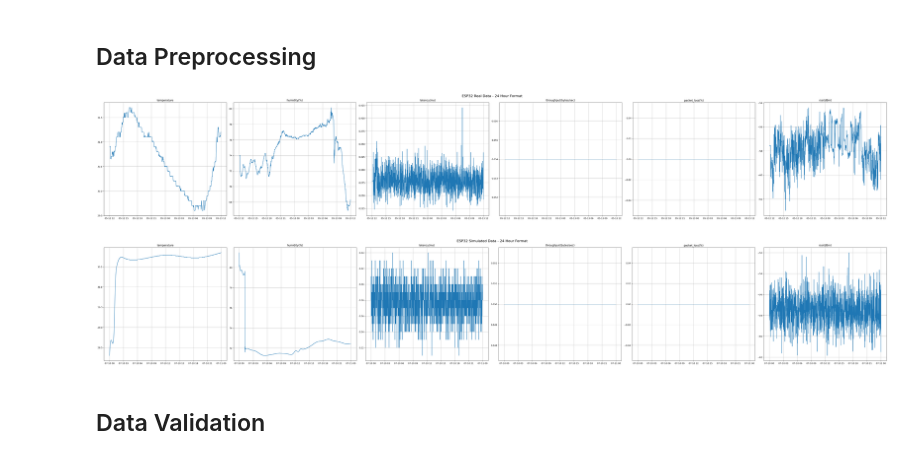
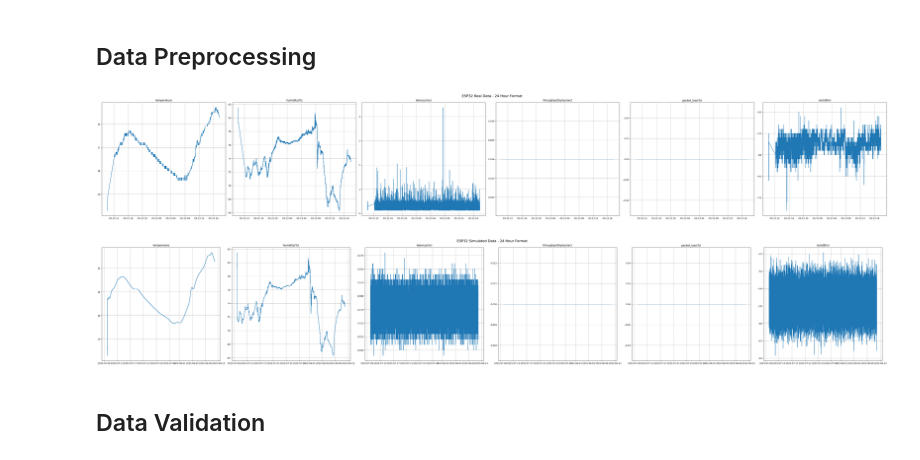
Before and after one commit to fadeldnswr/iot-network-digital-twin, a Jupyter notebook: notebook/data-validation.ipynb, the cells around one changed output. Cells and saved outputs as stored; diff of their text form; code cells hidden in the pictures.

```diff
--- a/notebook/data-validation.ipynb
+++ b/notebook/data-validation.ipynb
@@ -16,17 +16,10 @@ real_data["timestamp"] = pd.to_datetime(real_data["timestamp"], format="%Y-%m-%d
 
 # Set the timestamp as the index
 real_data.set_index("timestamp", inplace=True)
-df_resampled = real_data.resample("min").mean()
-
-# Impute missing values using mean of the column
-df_resampled.fillna(df_resampled.mean(), inplace=True)
-
-# Show the data in 24 hours from 12:00:00 to 12:00:00
-df_one_day_format = df_resampled.loc["2025-05-12 12:00:00":"2025-05-13 12:00:00"]
 
 # Define num of rows and columns for the subplots
 num_cols = 6
-num_rows = int(np.ceil(len(df_one_day_format.columns) / num_cols))
+num_rows = int(np.ceil(len(real_data.columns) / num_cols))
 
 # Create the figure and axes for the subplots
 fig, axes = plt.subplots(num_rows, num_cols, figsize=(50, 8), constrained_layout=True)
@@ -35,8 +28,8 @@ fig, axes = plt.subplots(num_rows, num_cols, figsize=(50, 8), constrained_layout
 axes = axes.flatten()
 
 # Plot each column in a separate subplot
-for i, column in enumerate(df_one_day_format.columns):
-  axes[i].plot(df_one_day_format[column])
+for i, column in enumerate(real_data.columns):
+  axes[i].plot(real_data[column])
   axes[i].set_title(column)
   axes[i].grid(True)
 
@@ -48,41 +41,41 @@ for j in range(i + 1, len(axes)):
 fig.suptitle("ESP32 Real Data - 24 Hour Format", fontsize=16)
 plt.show()
 # %% [output]
-[figure, old version]
+[figure, new version]
 # %%
 # Load the dataset
-simulated_data = pd.read_csv("../dataset/simulation_data_20250710_151547.csv")
+simulated_data = pd.read_csv("../dataset/simulation_data_20250710_190331.csv")
 
 # Change the time column to datetime format and split it into date and time
 simulated_data["timestamp"] = pd.to_datetime(simulated_data["timestamp"], format="%Y-%m-%d | %H:%M:%S")
 
 # Set the timestamp as the index
 simulated_data.set_index("timestamp", inplace=True)
 
 # Define num of rows and columns for the subplots
 num_cols = 6
 num_rows = int(np.ceil(len(simulated_data.columns) / num_cols))
 
 # Create the figure and axes for the subplots
 fig, axes = plt.subplots(num_rows, num_cols, figsize=(50, 8), constrained_layout=True)
 
 # Flatten the axes array for iteration
 axes = axes.flatten()
 
 # Plot each column in a separate subplot
 for i, column in enumerate(simulated_data.columns):
   axes[i].plot(simulated_data[column])
   axes[i].set_title(column)
   axes[i].grid(True)
 
 # Remove any unused subplots
 for j in range(i + 1, len(axes)):
   fig.delaxes(axes[j])
 
 # Set the overall title for the figure
 fig.suptitle("ESP32 Simulated Data - 24 Hour Format", fontsize=16)
 plt.show()
 # %% [output]
-[figure, old version]
+[figure, new version]
 # %% [markdown]
 ## Data Validation
```
Also changed, not shown: parts of 2 cells of this notebook, 22 other files.
